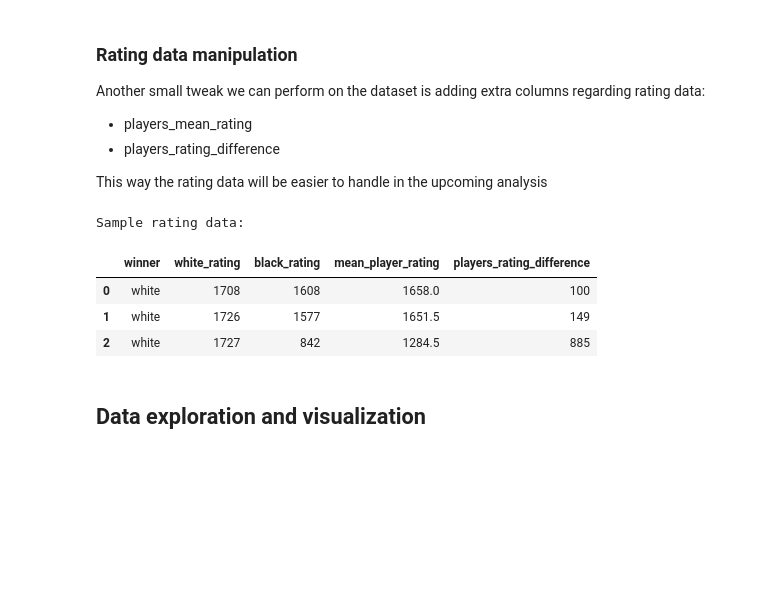
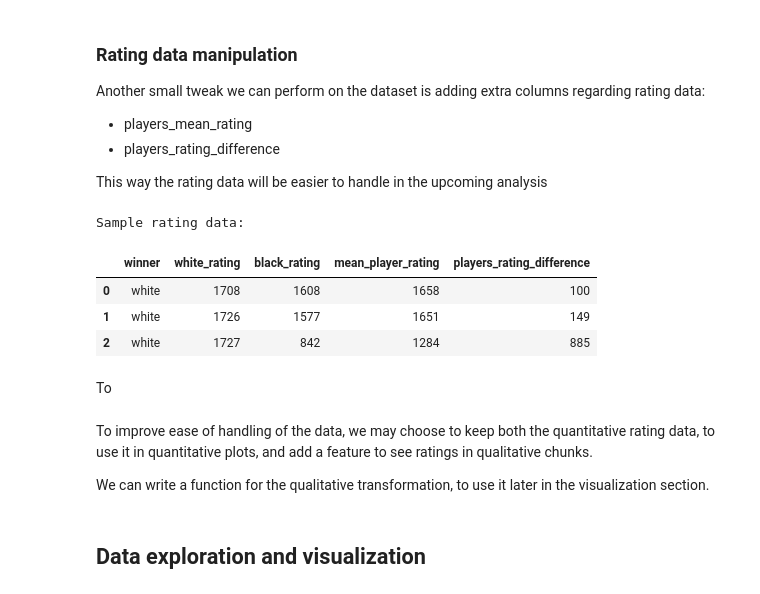
Before and after one commit to lamparelli/chess-data-analysis, a Jupyter notebook: main.ipynb, the cells around one changed output. Drawn from its saved outputs; the diff is of its cells as text; code cells hidden in the pictures; blank space fills up the shorter version.

```diff
--- a/main.ipynb
+++ b/main.ipynb
@@ -781,14 +781,20 @@ Another small tweak we can perform on the dataset is adding extra columns regard
 
 This way the rating data will be easier to handle in the upcoming analysis
 # %%
-games["mean_player_rating"] = games[["white_rating", "black_rating"]].mean(axis=1)
+games["mean_player_rating"] = games[["white_rating", "black_rating"]].mean(axis=1).astype(int)
 games["players_rating_difference"] = (games["white_rating"] - games["black_rating"]).abs()
 
 print("Sample rating data:")
 games[["winner", "white_rating", "black_rating", "mean_player_rating", "players_rating_difference"]].head(3)
 # %% [output]
 Sample rating data:
 |  | winner | white_rating | black_rating | mean_player_rating | players_rating_difference |
-| 0 | white | 1708 | 1608 | 1658.0 | 100 |
-| 1 | white | 1726 | 1577 | 1651.5 | 149 |
-| 2 | white | 1727 | 842 | 1284.5 | 885 |
+| 0 | white | 1708 | 1608 | 1658 | 100 |
+| 1 | white | 1726 | 1577 | 1651 | 149 |
+| 2 | white | 1727 | 842 | 1284 | 885 |
+# %% [markdown]
+To
+# %% [markdown]
+To improve ease of handling of the data, we may choose to keep both the quantitative rating data, to use it in quantitative plots, and add a feature to see ratings in qualitative chunks.
+
+We can write a function for the qualitative transformation, to use it later in the visualization section.
```
Also changed, not shown: parts of 6 cells of this notebook.
